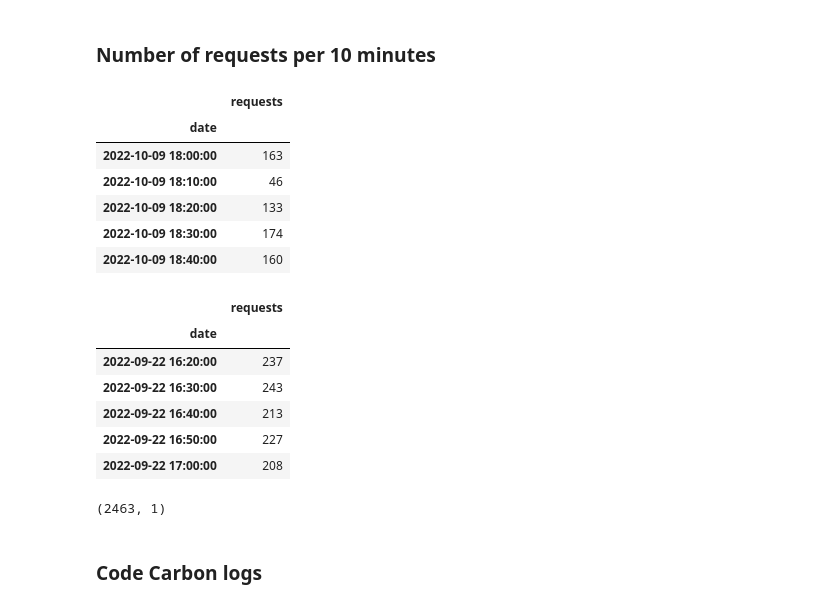
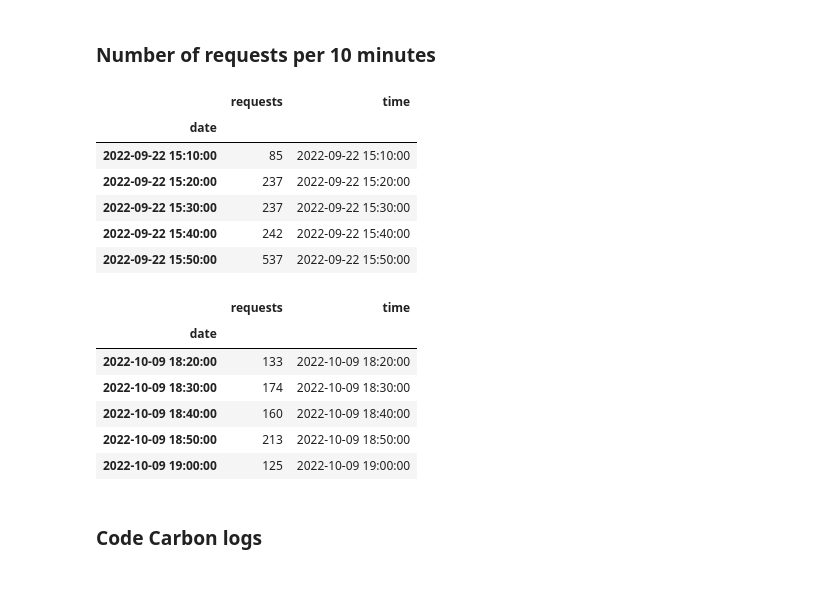
Before and after one commit to bigscience-workshop/carbon-footprint, a Jupyter notebook: bloom_api_carbon.ipynb, the cells around one changed output. Drawn from its saved outputs; the diff is of its cells as text; code cells hidden in the pictures.

```diff
--- a/bloom_api_carbon.ipynb
+++ b/bloom_api_carbon.ipynb
@@ -110,27 +131,23 @@ Name: requests, dtype: float64
 ### Number of requests per 10 minutes
 # %%
 requesthourdf = requestdf.groupby(pd.Grouper(key = 'date', freq='10min')).count()
-requesthourdf = requesthourdf.iloc[7:-2 , :]
-requesthourdf.tail()
+requesthourdf['time'] = requesthourdf.index
+requesthourdf.head()
 # %% [output]
-|  | requests |
-| date |  |
-| 2022-10-09 18:00:00 | 163 |
-| 2022-10-09 18:10:00 | 46 |
-| 2022-10-09 18:20:00 | 133 |
-| 2022-10-09 18:30:00 | 174 |
-| 2022-10-09 18:40:00 | 160 |
+|  | requests | time |
+| date |  |  |
+| 2022-09-22 15:10:00 | 85 | 2022-09-22 15:10:00 |
+| 2022-09-22 15:20:00 | 237 | 2022-09-22 15:20:00 |
+| 2022-09-22 15:30:00 | 237 | 2022-09-22 15:30:00 |
+| 2022-09-22 15:40:00 | 242 | 2022-09-22 15:40:00 |
+| 2022-09-22 15:50:00 | 537 | 2022-09-22 15:50:00 |
 # %%
-requesthourdf.head()
+requesthourdf.tail()
 # %% [output]
-|  | requests |
-| date |  |
-| 2022-09-22 16:20:00 | 237 |
-| 2022-09-22 16:30:00 | 243 |
-| 2022-09-22 16:40:00 | 213 |
-| 2022-09-22 16:50:00 | 227 |
-| 2022-09-22 17:00:00 | 208 |
+|  | requests | time |
+| date |  |  |
+| 2022-10-09 18:20:00 | 133 | 2022-10-09 18:20:00 |
+| 2022-10-09 18:30:00 | 174 | 2022-10-09 18:30:00 |
+| 2022-10-09 18:40:00 | 160 | 2022-10-09 18:40:00 |
+| 2022-10-09 18:50:00 | 213 | 2022-10-09 18:50:00 |
+| 2022-10-09 19:00:00 | 125 | 2022-10-09 19:00:00 |
-# %%
-requesthourdf.shape
-# %% [output]
-(2463, 1)
```
Also changed, not shown: parts of 30 cells of this notebook, 1 other file.
